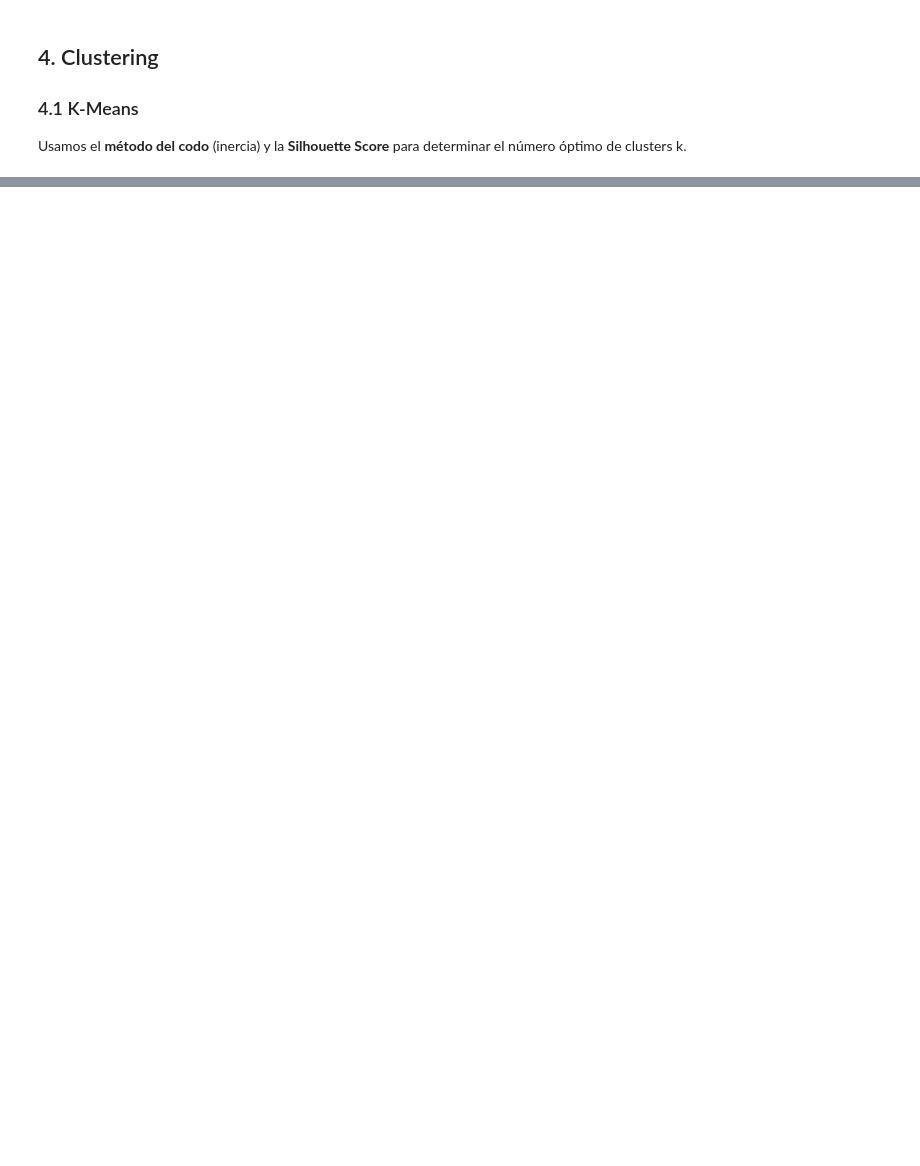
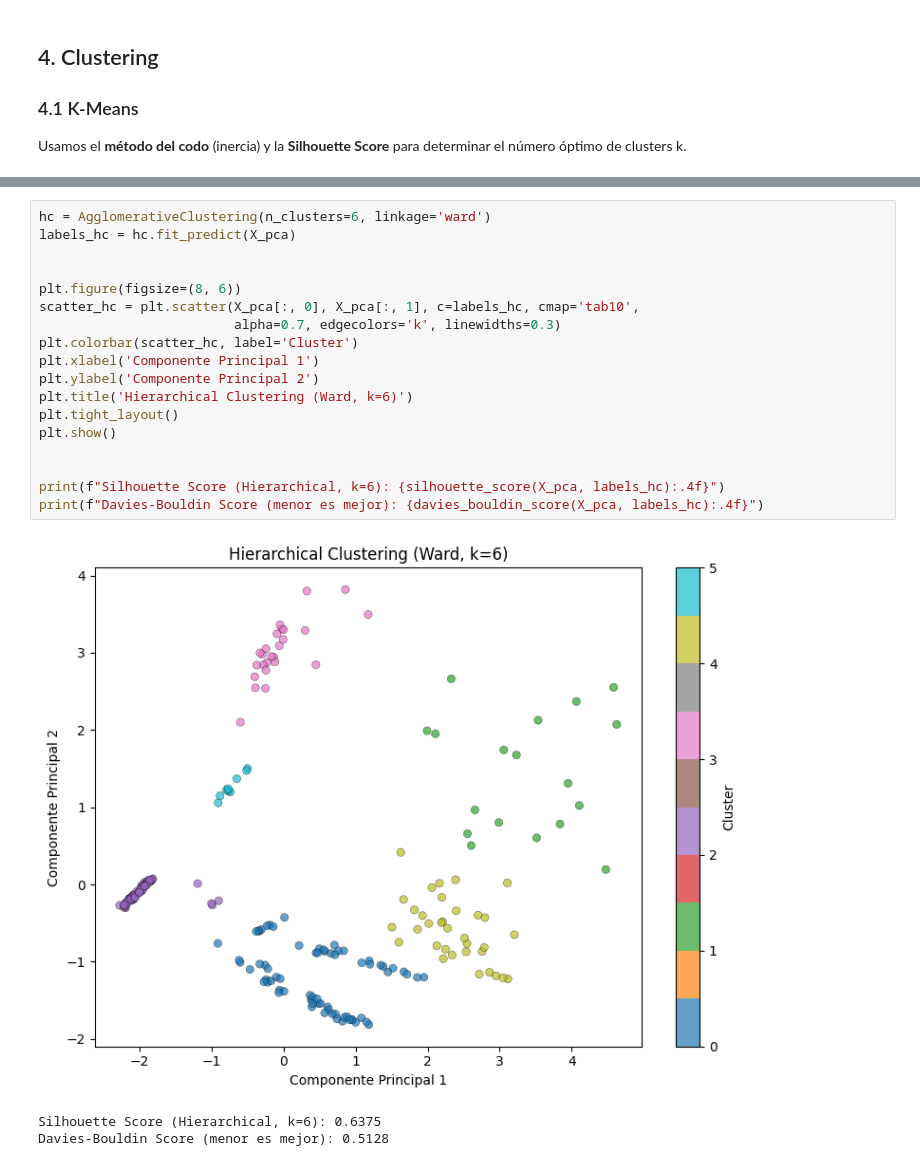
Before and after one commit to k3vin-svg/aprendizaje_auto_part2, a Jupyter notebook: practica2.ipynb, the cells around one changed output, grey strips where cells are left out. Saved outputs shown, nothing was run; the diff lists cells and outputs as text; blank space fills up the shorter version.

```diff
--- a/practica2.ipynb
+++ b/practica2.ipynb
@@ -239,0 +223,22 @@ plt.show()
+# %%
+hc = AgglomerativeClustering(n_clusters=6, linkage='ward')
+labels_hc = hc.fit_predict(X_pca)
+
+
+plt.figure(figsize=(8, 6))
+scatter_hc = plt.scatter(X_pca[:, 0], X_pca[:, 1], c=labels_hc, cmap='tab10',
+                         alpha=0.7, edgecolors='k', linewidths=0.3)
+plt.colorbar(scatter_hc, label='Cluster')
+plt.xlabel('Componente Principal 1')
+plt.ylabel('Componente Principal 2')
+plt.title('Hierarchical Clustering (Ward, k=6)')
+plt.tight_layout()
+plt.show()
+
+
+print(f"Silhouette Score (Hierarchical, k=6): {silhouette_score(X_pca, labels_hc):.4f}")
+print(f"Davies-Bouldin Score (menor es mejor): {davies_bouldin_score(X_pca, labels_hc):.4f}")
+# %% [output]
+[figure, added]
+Silhouette Score (Hierarchical, k=6): 0.6375
+Davies-Bouldin Score (menor es mejor): 0.5128
```
Also changed, not shown: parts of 23 cells of this notebook.
